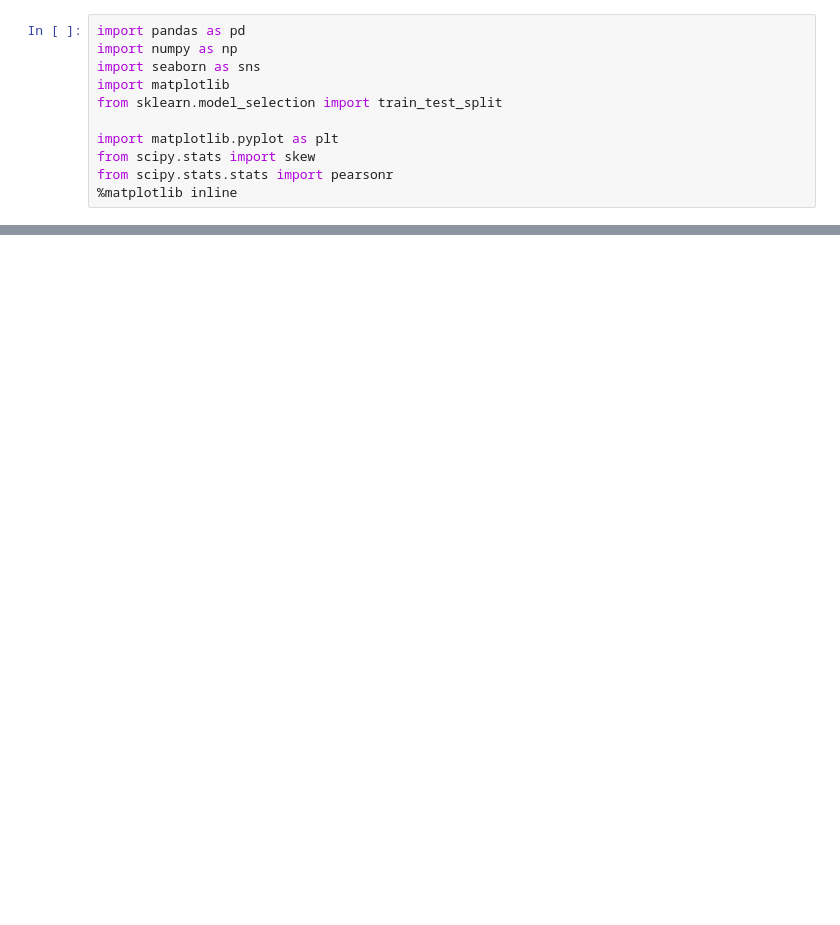
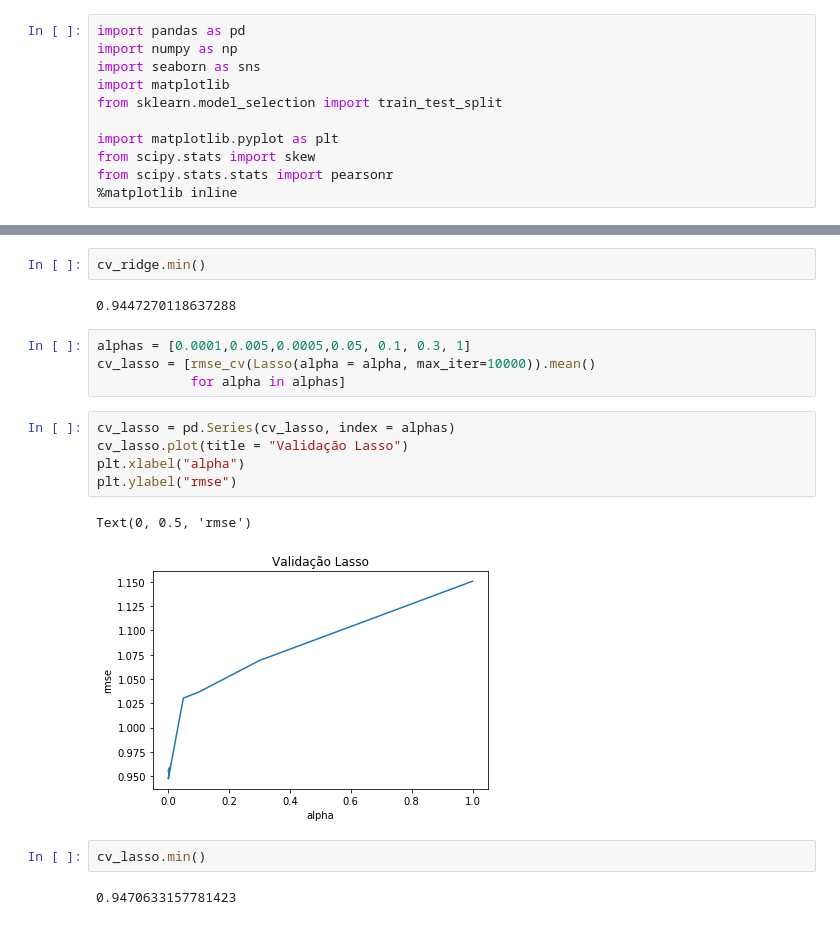
Before and after one commit to luizcz/aprendizado_maquina, a Jupyter notebook: regularizacao/Regularização.ipynb, the cells around one changed output, grey strips where cells are left out. Saved outputs shown, nothing was run; the diff lists cells and outputs as text; blank space fills up the shorter version.

```diff
--- a/regularizacao/Regularização.ipynb
+++ b/regularizacao/Regularização.ipynb
@@ -25,0 +58,20 @@ X_train, X_test, y_train, y_test = train_test_split(df, y, test_size=0.33)
+# %%
+cv_ridge.min()
+# %% [output]
+0.9447270118637288
+# %%
+alphas = [0.0001,0.005,0.0005,0.05, 0.1, 0.3, 1]
+cv_lasso = [rmse_cv(Lasso(alpha = alpha, max_iter=10000)).mean()
+            for alpha in alphas]
+# %%
+cv_lasso = pd.Series(cv_lasso, index = alphas)
+cv_lasso.plot(title = "Validação Lasso")
+plt.xlabel("alpha")
+plt.ylabel("rmse")
+# %% [output]
+Text(0, 0.5, 'rmse')
+[figure, added]
+# %%
+cv_lasso.min()
+# %% [output]
+0.9470633157781423
```
Also changed, not shown: parts of 14 cells of this notebook.
